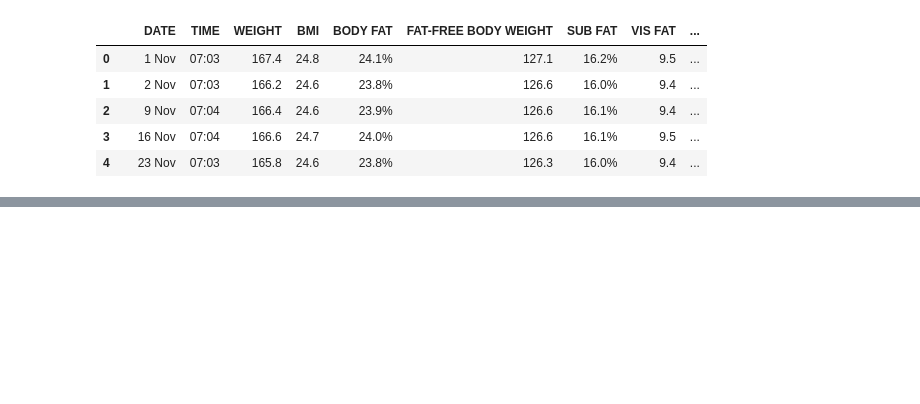
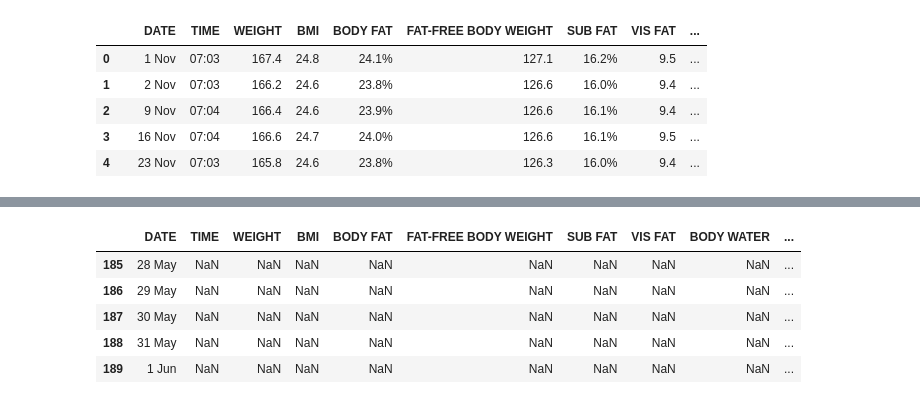
Before and after one commit to ryanjstone/jupyter-google-sheets, a Jupyter notebook: Google Sheets data analysis.ipynb, the cells around one changed output, grey strips where cells are left out. Cells and saved outputs as stored; diff of their text form; code cells hidden in the pictures; blank space fills up the shorter version.

```diff
--- a/Google Sheets data analysis.ipynb
+++ b/Google Sheets data analysis.ipynb
@@ -46,10 +73,0 @@ df.tail()
-# %%
-# Convert 0 values to NaN
-df.replace("00:00", np.NaN, inplace=True)
-df.replace(0.0, np.NaN, inplace=True)
-df.replace("0.0%", np.NaN, inplace=True)
-df.replace(0, np.NaN, inplace=True)
-
-# Drop rows with NaN values
-df.dropna(axis=0, inplace=True)
-df.tail()
@@ -62,0 +144,12 @@ df.tail()
+# %%
+# In the tail, there are empty strings for some past and future dates
+# These will be replaced with NaN
+df = df.replace(r'^s*$', np.nan, regex=True)
+df.tail()
+# %% [output]
+|  | DATE | TIME | WEIGHT | BMI | BODY FAT | FAT-FREE BODY WEIGHT | SUB FAT | VIS FAT | BODY WATER | ... |
+| 185 | 28 May | NaN | NaN | NaN | NaN | NaN | NaN | NaN | NaN | ... |
+| 186 | 29 May | NaN | NaN | NaN | NaN | NaN | NaN | NaN | NaN | ... |
+| 187 | 30 May | NaN | NaN | NaN | NaN | NaN | NaN | NaN | NaN | ... |
+| 188 | 31 May | NaN | NaN | NaN | NaN | NaN | NaN | NaN | NaN | ... |
+| 189 | 1 Jun | NaN | NaN | NaN | NaN | NaN | NaN | NaN | NaN | ... |
```
Also changed, not shown: parts of 30 cells of this notebook.
